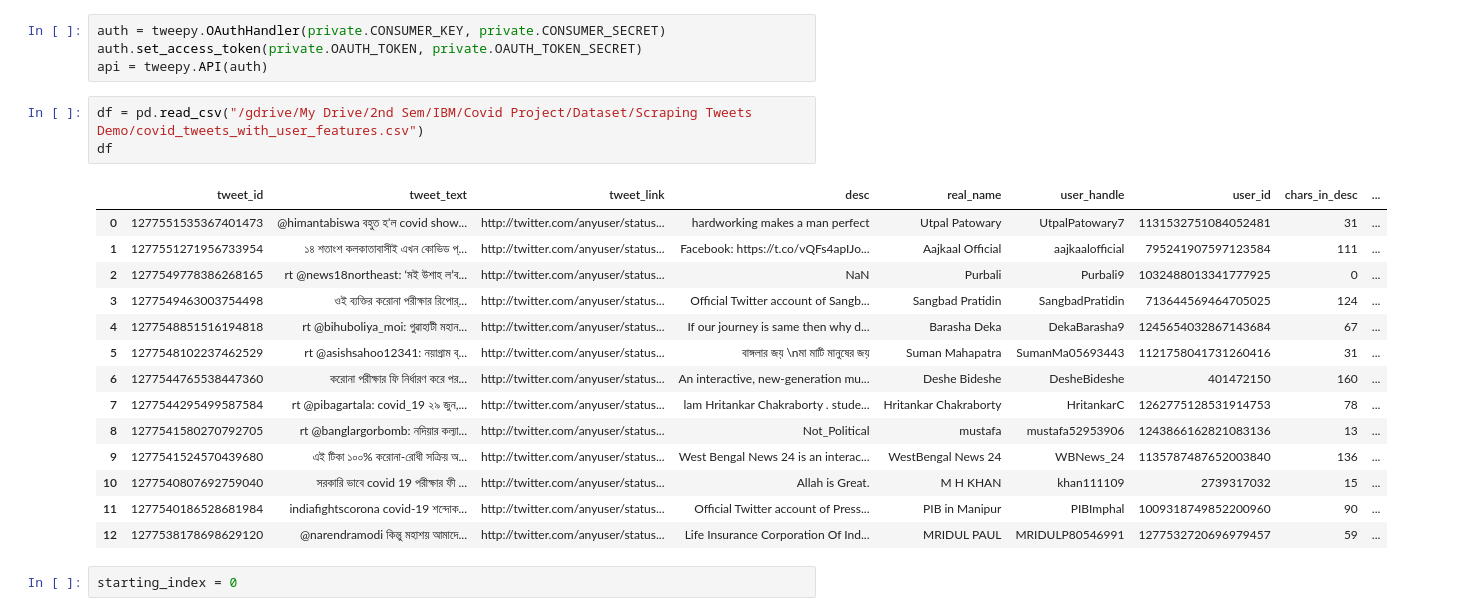
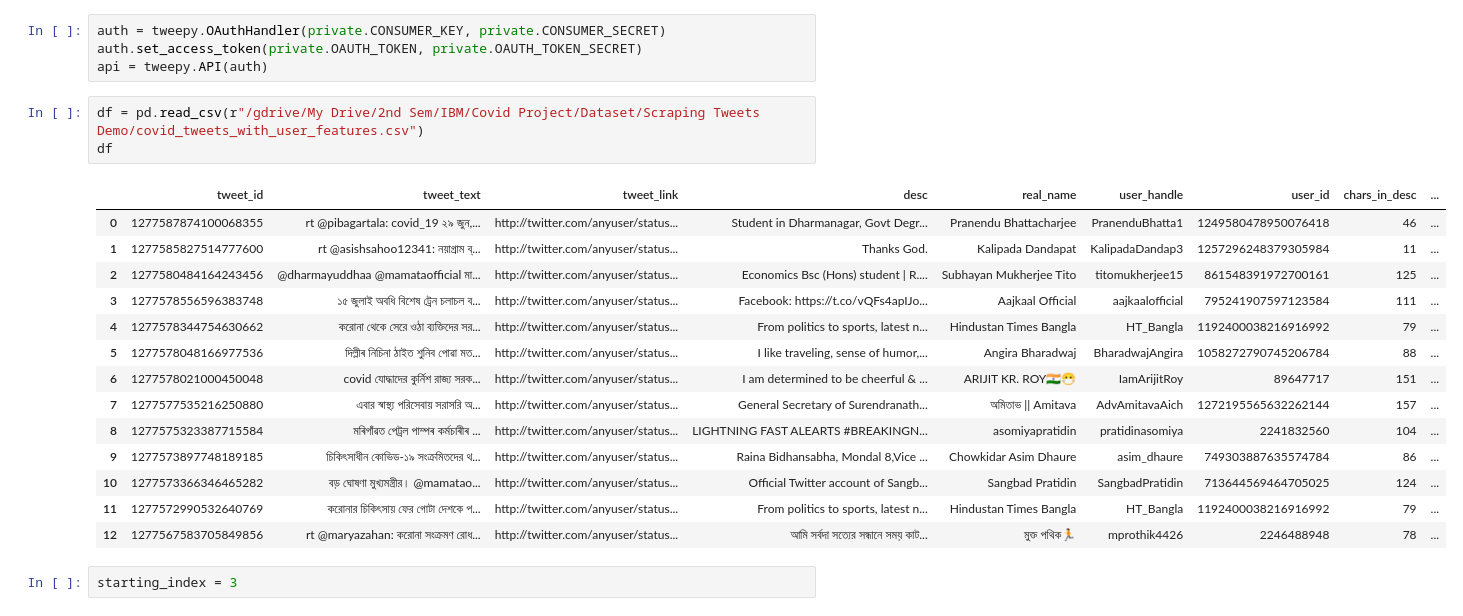
Before and after one commit to DebanjanaKar/Covid19_FakeNews_Detection, a Jupyter notebook: Scraping and Annotating Models/Annotating_Tweets_Dataset.ipynb, the cells around one changed output. Saved outputs shown, nothing was run; the diff lists cells and outputs as text.

```diff
--- a/Scraping and Annotating Models/Annotating_Tweets_Dataset.ipynb
+++ b/Scraping and Annotating Models/Annotating_Tweets_Dataset.ipynb
@@ -17,25 +17,25 @@ auth = tweepy.OAuthHandler(private.CONSUMER_KEY, private.CONSUMER_SECRET)
 auth.set_access_token(private.OAUTH_TOKEN, private.OAUTH_TOKEN_SECRET)
 api = tweepy.API(auth)
 # %%
-df = pd.read_csv("/gdrive/My Drive/2nd Sem/IBM/Covid Project/Dataset/Scraping Tweets Demo/covid_tweets_with_user_features.csv")
+df = pd.read_csv(r"/gdrive/My Drive/2nd Sem/IBM/Covid Project/Dataset/Scraping Tweets Demo/covid_tweets_with_user_features.csv")
 df
 # %% [output]
 |  | tweet_id | tweet_text | tweet_link | desc | real_name | user_handle | user_id | chars_in_desc | ... |
-| 0 | 1277551535367401473 | @himantabiswa বহুত হ’ল covid show... | http://twitter.com/anyuser/status... | hardworking makes a man perfect | Utpal Patowary | UtpalPatowary7 | 1131532751084052481 | 31 | ... |
-| 1 | 1277551271956733954 | ১৪ শতাংশ কলকাতাবাসীই এখন কোভিড প্... | http://twitter.com/anyuser/status... | Facebook: https://t.co/vQFs4apIJo... | Aajkaal Official | aajkaalofficial | 795241907597123584 | 111 | ... |
-| 2 | 1277549778386268165 | rt @news18northeast: ‘মই উশাহ ল’ব... | http://twitter.com/anyuser/status... | NaN | Purbali | Purbali9 | 1032488013341777925 | 0 | ... |
-| 3 | 1277549463003754498 | ওই ব্যক্তির করোনা পরীক্ষার রিপোর্... | http://twitter.com/anyuser/status... | Official Twitter account of Sangb... | Sangbad Pratidin | SangbadPratidin | 713644569464705025 | 124 | ... |
-| 4 | 1277548851516194818 | rt @bihuboliya_moi: গুৱাহাটী মহান... | http://twitter.com/anyuser/status... | If our journey is same then why d... | Barasha Deka | DekaBarasha9 | 1245654032867143684 | 67 | ... |
-| 5 | 1277548102237462529 | rt @asishsahoo12341: নয়াগ্রাম ব্... | http://twitter.com/anyuser/status... | বাঙ্গলার জয় \nমা মাটি মানুষের জয় | Suman Mahapatra | SumanMa05693443 | 1121758041731260416 | 31 | ... |
-| 6 | 1277544765538447360 | করোনা পরীক্ষার ফি নির্ধারণ করে পর... | http://twitter.com/anyuser/status... | An interactive, new-generation mu... | Deshe Bideshe | DesheBideshe | 401472150 | 160 | ... |
-| 7 | 1277544295499587584 | rt @pibagartala: covid_19 ২৯ জুন,... | http://twitter.com/anyuser/status... | lam Hritankar Chakraborty . stude... | Hritankar Chakraborty | HritankarC | 1262775128531914753 | 78 | ... |
-| 8 | 1277541580270792705 | rt @banglargorbomb: নদিয়ার কল্যা... | http://twitter.com/anyuser/status... | Not_Political | mustafa | mustafa52953906 | 1243866162821083136 | 13 | ... |
-| 9 | 1277541524570439680 | এই টিকা ১০০% করোনা-রোধী সক্রিয় অ... | http://twitter.com/anyuser/status... | West Bengal News 24 is an interac... | WestBengal News 24 | WBNews_24 | 1135787487652003840 | 136 | ... |
-| 10 | 1277540807692759040 | সরকারি ভাবে covid 19 পরীক্ষার ফী ... | http://twitter.com/anyuser/status... | Allah is Great. | M H KHAN | khan111109 | 2739317032 | 15 | ... |
-| 11 | 1277540186528681984 | indiafightscorona covid-19 শন্দোক... | http://twitter.com/anyuser/status... | Official Twitter account of Press... | PIB in Manipur | PIBImphal | 1009318749852200960 | 90 | ... |
-| 12 | 1277538178698629120 | @narendramodi কিন্তু মহাশয় আমাদে... | http://twitter.com/anyuser/status... | Life Insurance Corporation Of Ind... | MRIDUL PAUL | MRIDULP80546991 | 1277532720696979457 | 59 | ... |
+| 0 | 1277587874100068355 | rt @pibagartala: covid_19 ২৯ জুন,... | http://twitter.com/anyuser/status... | Student in Dharmanagar, Govt Degr... | Pranendu Bhattacharjee | PranenduBhatta1 | 1249580478950076418 | 46 | ... |
+| 1 | 1277585827514777600 | rt @asishsahoo12341: নয়াগ্রাম ব্... | http://twitter.com/anyuser/status... | Thanks God. | Kalipada Dandapat | KalipadaDandap3 | 1257296248379305984 | 11 | ... |
+| 2 | 1277580484164243456 | @dharmayuddhaa @mamataofficial মা... | http://twitter.com/anyuser/status... | Economics Bsc (Hons) student | R.... | Subhayan Mukherjee Tito | titomukherjee15 | 861548391972700161 | 125 | ... |
+| 3 | 1277578556596383748 | ১৫ জুলাই অবধি বিশেষ ট্রেন চলাচল ব... | http://twitter.com/anyuser/status... | Facebook: https://t.co/vQFs4apIJo... | Aajkaal Official | aajkaalofficial | 795241907597123584 | 111 | ... |
+| 4 | 1277578344754630662 | করোনা থেকে সেরে ওঠা ব্যক্তিদের সর... | http://twitter.com/anyuser/status... | From politics to sports, latest n... | Hindustan Times Bangla | HT_Bangla | 1192400038216916992 | 79 | ... |
+| 5 | 1277578048166977536 | দিল্লীৰ নিচিনা ঠাইত শুনিব পোৱা মত... | http://twitter.com/anyuser/status... | I like traveling, sense of humor,... | Angira Bharadwaj | BharadwajAngira | 1058272790745206784 | 88 | ... |
+| 6 | 1277578021000450048 | covid যোদ্ধাদের কুর্নিশ রাজ্য সরক... | http://twitter.com/anyuser/status... | I am determined to be cheerful & ... | ARIJIT KR. ROY🇮🇳😷 | IamArijitRoy | 89647717 | 151 | ... |
+| 7 | 1277577535216250880 | এবার স্বাস্থ্য পরিসেবায় সরাসরি অ... | http://twitter.com/anyuser/status... | General Secretary of Surendranath... | অমিতাভ || Amitava | AdvAmitavaAich | 1272195565632262144 | 157 | ... |
+| 8 | 1277575323387715584 | মৰিগাঁৱত পেট্ৰল পাম্পৰ কৰ্মচাৰীৰ ... | http://twitter.com/anyuser/status... | LIGHTNING FAST ALEARTS #BREAKINGN... | asomiyapratidin | pratidinasomiya | 2241832560 | 104 | ... |
+| 9 | 1277573897748189185 | চিকিৎসাধীন কোভিড-১৯ সংক্রমিতদের থ... | http://twitter.com/anyuser/status... | Raina Bidhansabha, Mondal 8,Vice ... | Chowkidar Asim Dhaure | asim_dhaure | 749303887635574784 | 86 | ... |
+| 10 | 1277573366346465282 | বড় ঘোষণা মুখ্যমন্ত্রীর। @mamatao... | http://twitter.com/anyuser/status... | Official Twitter account of Sangb... | Sangbad Pratidin | SangbadPratidin | 713644569464705025 | 124 | ... |
+| 11 | 1277572990532640769 | করোনার চিকিৎসায় ফের গোটা দেশকে প... | http://twitter.com/anyuser/status... | From politics to sports, latest n... | Hindustan Times Bangla | HT_Bangla | 1192400038216916992 | 79 | ... |
+| 12 | 1277567583705849856 | rt @maryazahan: করোনা সংক্রমণ রোধ... | http://twitter.com/anyuser/status... | আমি সর্বদা সত্যের সন্ধানে সময় কাট... | মুক্ত পথিক🏃 | mprothik4426 | 2246488948 | 78 | ... |
 # %%
-starting_index = 0
+starting_index = 3
 # %%
 counter = 0
 for i in range(starting_index,len(df)):
```
Also changed, not shown: parts of 3 cells of this notebook, 1 other file.
